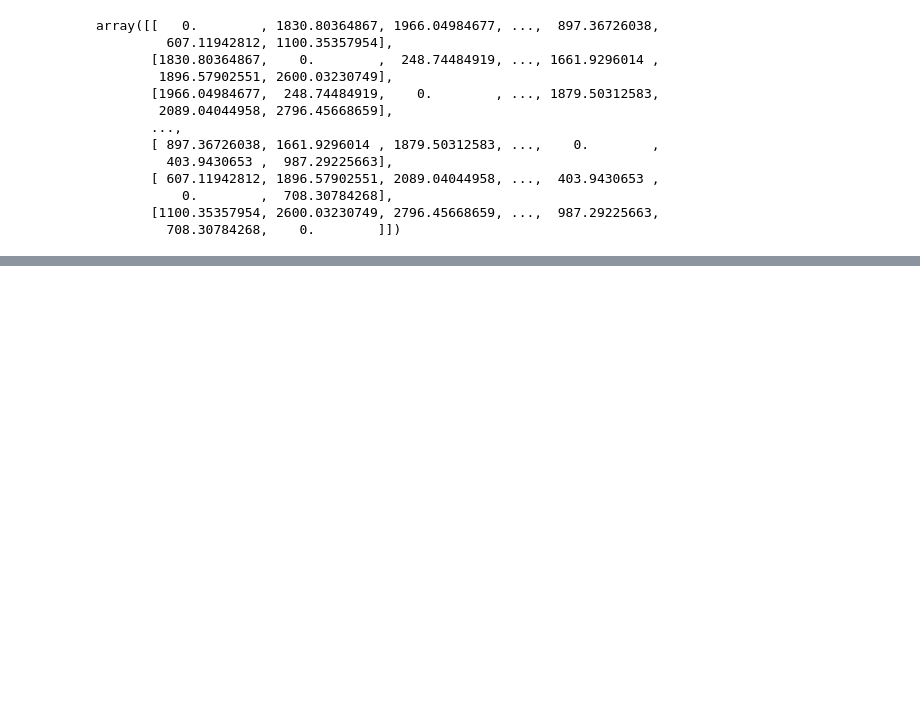
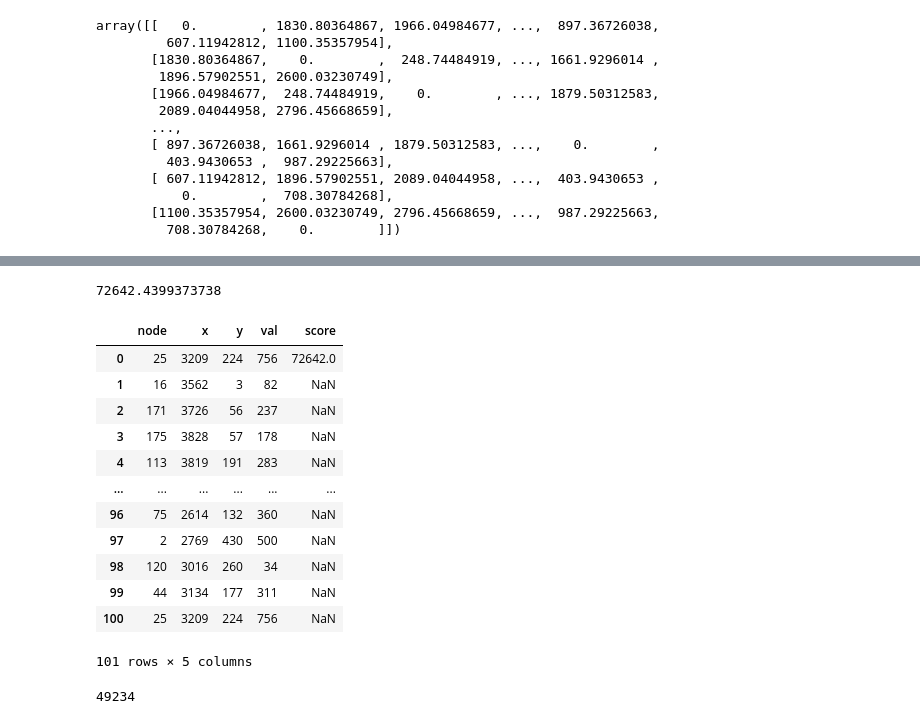
Before and after one commit to MatTheTab/Evolutionary-Computation, a Jupyter notebook: Assignment 1 Greedy heuristics/assignment1_Mat.ipynb, the cells around one changed output, grey strips where cells are left out. Cells and saved outputs as stored; diff of their text form; code cells hidden in the pictures; blank space fills up the shorter version.

```diff
--- a/Assignment 1 Greedy heuristics/assignment1_Mat.ipynb
+++ b/Assignment 1 Greedy heuristics/assignment1_Mat.ipynb
@@ -179,0 +212,4 @@ greedy_cycle(distance_matrix, df["val"].values)
+# %%
+score
+# %% [output]
+72642.4399373738
@@ -179,0 +221,33 @@ greedy_cycle(distance_matrix, df["val"].values)
+# %%
+def create_node_dataframe(nodes_list, original_df, score):
+    new_df = original_df.reset_index().rename(columns={'index': 'node'})
+    filtered_df = new_df[new_df['node'].isin(nodes_list)]
+    filtered_df = filtered_df.set_index('node')
+    reordered_df = filtered_df.loc[nodes_list]
+    final_df = reordered_df.reset_index()
+    score_list = [round(score)]
+    score_list += [None for i in range(len(nodes_list)-1)]
+    final_df["score"] = score_list
+    return final_df
+
+solution_df = create_node_dataframe(solution, df, score)
+# %%
+solution_df
+# %% [output]
+|  | node | x | y | val | score |
+| 0 | 25 | 3209 | 224 | 756 | 72642.0 |
+| 1 | 16 | 3562 | 3 | 82 | NaN |
+| 2 | 171 | 3726 | 56 | 237 | NaN |
+| 3 | 175 | 3828 | 57 | 178 | NaN |
+| 4 | 113 | 3819 | 191 | 283 | NaN |
+| ... | ... | ... | ... | ... | ... |
+| 96 | 75 | 2614 | 132 | 360 | NaN |
+| 97 | 2 | 2769 | 430 | 500 | NaN |
+| 98 | 120 | 3016 | 260 | 34 | NaN |
+| 99 | 44 | 3134 | 177 | 311 | NaN |
+| 100 | 25 | 3209 | 224 | 756 | NaN |
+101 rows × 5 columns
+# %%
+print(sum(solution_df.val))
+# %% [output]
+49234
```
Also changed, not shown: parts of 10 cells of this notebook.
